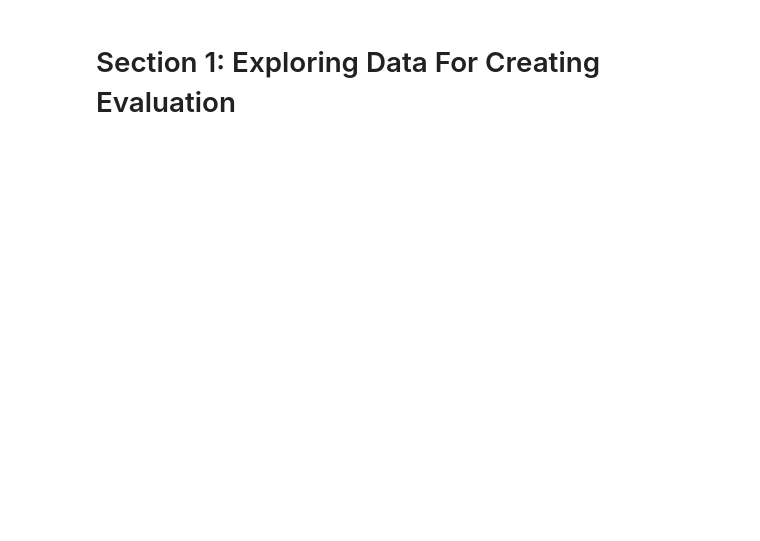
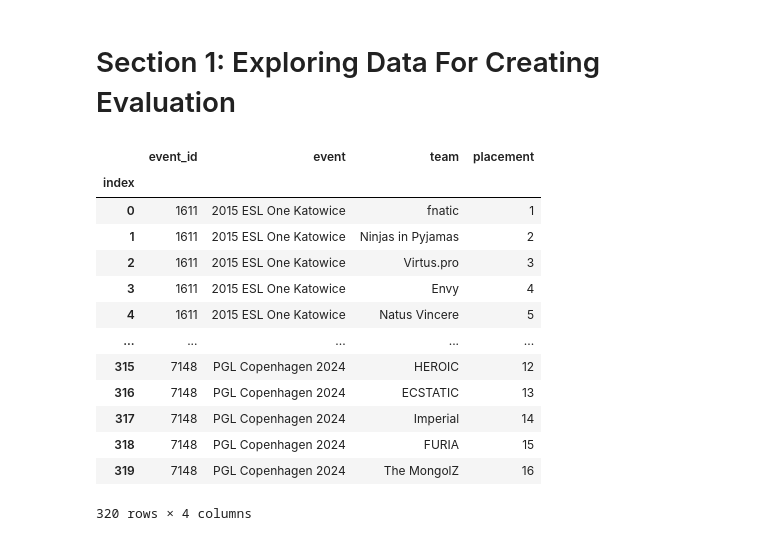
Before and after one commit to curtisjbradley/MarketReview, a Jupyter notebook: explore_eval.ipynb, the cells around one changed output. Cells and saved outputs as stored; diff of their text form; code cells hidden in the pictures; blank space fills up the shorter version.

```diff
--- a/explore_eval.ipynb
+++ b/explore_eval.ipynb
@@ -13,39 +14,56 @@ matches = ParquetFile("datasets/matches_edit.parquet").to_pandas()
 # %%
 """ Fixing Tournament Dates And Names In Matches """
-query = f"""
-    SELECT
-        strptime(regexp_replace(date, '([0-9]+)(st|nd|rd|th)', '\\1'), '%B %d %Y') AS date,
-        event,
-        winner,
-        loser,
-        winner-score,
-        loser-score
-    FROM matches
-"""
-df = duckdb.query(query).df()
+# query = f"""
+#     SELECT
+#         strptime(regexp_replace(date, '([0-9]+)(st|nd|rd|th)', '\\1'), '%B %d %Y') AS date,
+#         event,
+#         "event-id",
+#         winner,
+#         loser,
+#         "winner-score",
+#         "loser-score"
+#     FROM matches
+# """
+# df = duckdb.query(query).df()
 
 tournament_name_map = {
     "Perfect World Shanghai Major 2024" : "Perfect World Shanghai 2024",
     "IEM Rio Major 2022"                : "IEM Rio 2022",
     "EMS One Katowice 2014"             : "2014 EMS One Katowice",
     "ESL One Cologne 2014"              : "2014 ESL One Cologne",
     "PGL CS2 Major Copenhagen 2024"     : "PGL Copenhagen 2024",
     "ESL One Katowice 2015"             : "2015 ESL One Katowice",
     "DreamHack Winter 2014"             : "2014 DreamHack Winter",
     "MLG Columbus 2016"                 : "2016 MLG Columbus",
     "PGL Major Stockholm 2021"          : "2021 PGL Stockholm",
     "StarLadder Major Berlin 2019"      : "2019 StarLadder Berlin",
     "ELEAGUE Major 2017"                : "2017 ELEAGUE Atlanta",
     "BLAST.tv Paris Major 2023"         : "BLAST.tv Paris 2023",
     "PGL Major Antwerp 2022"            : "2022 PGL Antwerp",
     "FACEIT Major 2018"                 : "2018 FACEIT London",
     "PGL Major Krakow 2017"             : "2017 PGL Krakow",
     "IEM Katowice 2019"                 : "2019 IEM Katowice",
     "DreamHack Open Cluj-Napoca 2015"   : "2015 DreamHack Cluj-Napoca",
     "ELEAGUE Major 2018"                : "2018 ELEAGUE Boston",
     "ESL One Cologne 2015"              : "2015 ESL One Cologne",
     "ESL One Cologne 2016"              : "2016 ESL One Cologne",
 }
 
-df["event"] = df["event"].map(tournament_name_map)
-# df.to_parquet("matches_edit.parquet")
+# df["event"] = df["event"].map(tournament_name_map)
+placements["event"] = placements["event"].map(tournament_name_map)
+placements.to_parquet("placements.parquet")
+# %% [output]
+|  | event_id | event | team | placement |
+| index |  |  |  |  |
+| 0 | 1611 | 2015 ESL One Katowice | fnatic | 1 |
+| 1 | 1611 | 2015 ESL One Katowice | Ninjas in Pyjamas | 2 |
+| 2 | 1611 | 2015 ESL One Katowice | Virtus.pro | 3 |
+| 3 | 1611 | 2015 ESL One Katowice | Envy | 4 |
+| 4 | 1611 | 2015 ESL One Katowice | Natus Vincere | 5 |
+| ... | ... | ... | ... | ... |
+| 315 | 7148 | PGL Copenhagen 2024 | HEROIC | 12 |
+| 316 | 7148 | PGL Copenhagen 2024 | ECSTATIC | 13 |
+| 317 | 7148 | PGL Copenhagen 2024 | Imperial | 14 |
+| 318 | 7148 | PGL Copenhagen 2024 | FURIA | 15 |
+| 319 | 7148 | PGL Copenhagen 2024 | The MongolZ | 16 |
+320 rows × 4 columns
```
Also changed, not shown: parts of 10 cells of this notebook, 5 other files.
